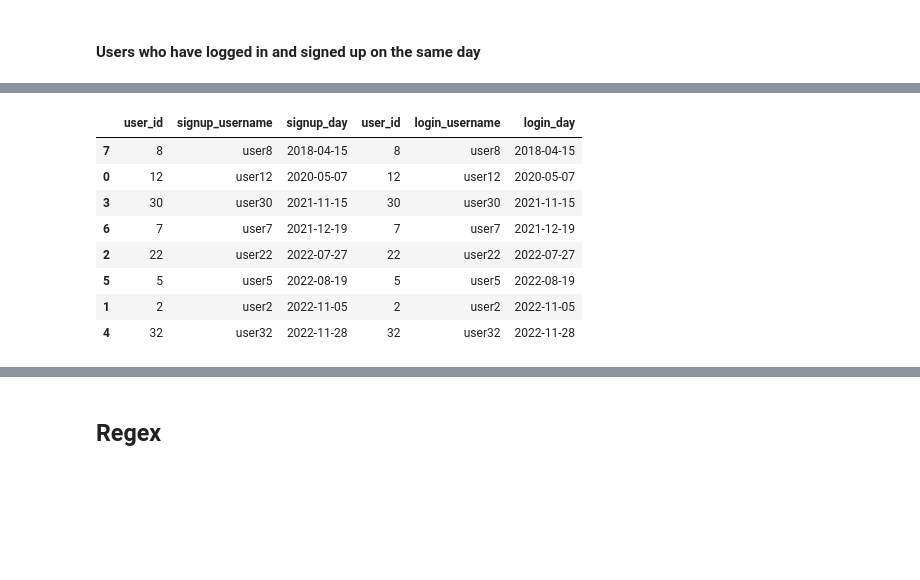
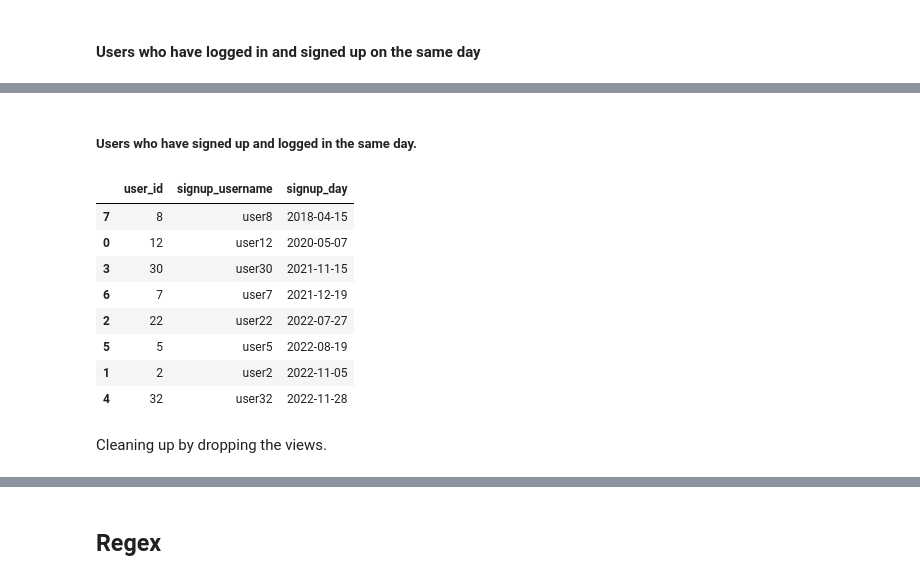
Before and after one commit to totatorbj/su-mt4007, a Jupyter notebook: HW4/HW4.ipynb, the cells around one changed output, grey strips where cells are left out. Drawn from its saved outputs; the diff is of its cells as text; code cells hidden in the pictures; blank space fills up the shorter version.

```diff
--- a/HW4/HW4.ipynb
+++ b/HW4/HW4.ipynb
@@ -1081,27 +1067,32 @@ cursor.execute(query)
+# %% [markdown]
+
+##### Users who have signed up and logged in the same day.
 # %%
 query = """
-SELECT *
+SELECT signup_view.user_id, signup_username, signup_day
 FROM signup_view, login_view
 WHERE signup_username = login_username
       AND signup_day = login_day
 GROUP BY login_username
 """
 cursor.execute(query)
 # for data in cursor.fetchone():
 # for data in cursor.fetchone():
 #    print(data)
 # pd.read_sql_query(query, conn)
 pd.read_sql_query(query, conn).sort_values(by='signup_day')
 # %% [output]
-|  | user_id | signup_username | signup_day | user_id | login_username | login_day |
-| 7 | 8 | user8 | 2018-04-15 | 8 | user8 | 2018-04-15 |
-| 0 | 12 | user12 | 2020-05-07 | 12 | user12 | 2020-05-07 |
-| 3 | 30 | user30 | 2021-11-15 | 30 | user30 | 2021-11-15 |
-| 6 | 7 | user7 | 2021-12-19 | 7 | user7 | 2021-12-19 |
-| 2 | 22 | user22 | 2022-07-27 | 22 | user22 | 2022-07-27 |
-| 5 | 5 | user5 | 2022-08-19 | 5 | user5 | 2022-08-19 |
-| 1 | 2 | user2 | 2022-11-05 | 2 | user2 | 2022-11-05 |
-| 4 | 32 | user32 | 2022-11-28 | 32 | user32 | 2022-11-28 |
+|  | user_id | signup_username | signup_day |
+| 7 | 8 | user8 | 2018-04-15 |
+| 0 | 12 | user12 | 2020-05-07 |
+| 3 | 30 | user30 | 2021-11-15 |
+| 6 | 7 | user7 | 2021-12-19 |
+| 2 | 22 | user22 | 2022-07-27 |
+| 5 | 5 | user5 | 2022-08-19 |
+| 1 | 2 | user2 | 2022-11-05 |
+| 4 | 32 | user32 | 2022-11-28 |
+# %% [markdown]
+Cleaning up by dropping the views.
 # %%
 query = """
 DROP VIEW login_view
```
Also changed, not shown: parts of 42 cells of this notebook.
